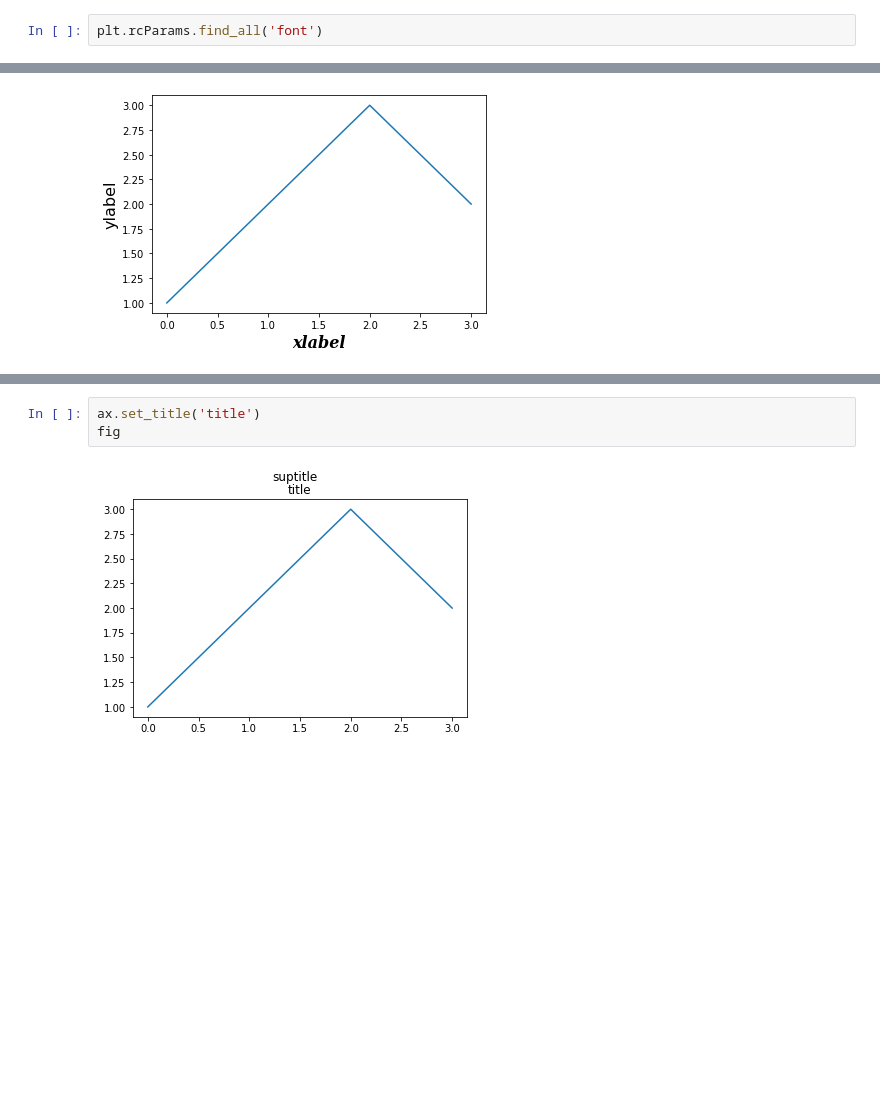
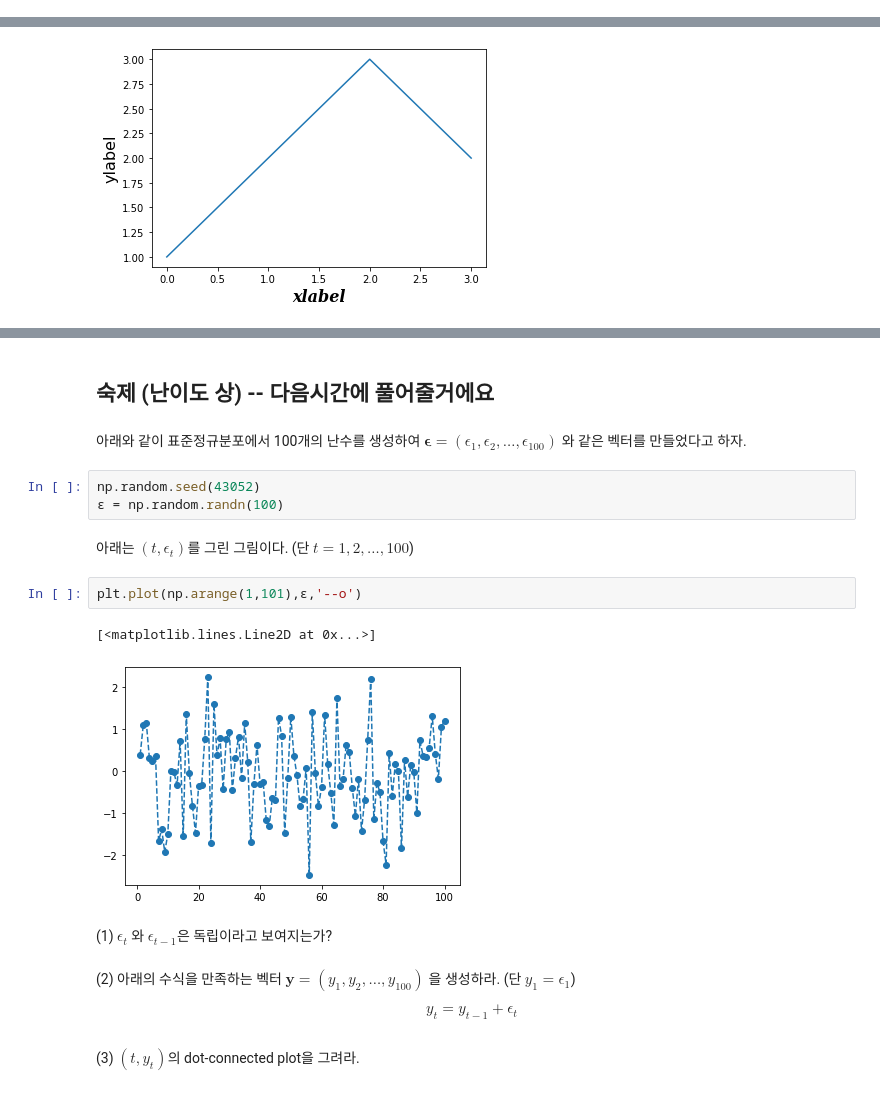
Before and after one commit to guebin/DV2022_backup, a Jupyter notebook: _notebooks/2022-09-26-(4주차) 9월26일.ipynb, the cells around one changed output, grey strips where cells are left out. Cells and saved outputs as stored; diff of their text form; blank space fills up the shorter version.

```diff
--- a/_notebooks/2022-09-26-(4주차) 9월26일.ipynb
+++ b/_notebooks/2022-09-26-(4주차) 9월26일.ipynb
@@ -274,5 +263,3 @@ fig
 - fontweight: 0~1000
 - family: 'serif', 'sans-serif', 'monospace'
 - style: 'normal', 'italic'
-# %%
-plt.rcParams.find_all('font')
@@ -370,5 +271,22 @@ ax = fig.gca()
-# %%
-ax.set_title('title')
-fig
-# %% [output]
-[figure, removed]
+# %% [markdown]
+## 숙제 (난이도 상) -- 다음시간에 풀어줄거에요
+# %% [markdown]
+아래와 같이 표준정규분포에서 100개의 난수를 생성하여 $\boldsymbol{\epsilon}=(\epsilon_1,\epsilon_2,\dots,\epsilon_{100})$ 와 같은 벡터를 만들었다고 하자.
+# %%
+np.random.seed(43052)
+ϵ = np.random.randn(100)
+# %% [markdown]
+아래는 $(t,\epsilon_t)$를 그린 그림이다. (단 $t=1,2,\dots,100$)
+# %%
+plt.plot(np.arange(1,101),ϵ,'--o')
+# %% [output]
+[<matplotlib.lines.Line2D at 0x...>]
+[figure, added]
+# %% [markdown]
+(1) $\epsilon_t$ 와 $\epsilon_{t-1}$은 독립이라고 보여지는가?
+# %% [markdown]
+(2) 아래의 수식을 만족하는 벡터 ${\boldsymbol y} = (y_1,y_2,\dots, y_{100})$ 을 생성하라. (단 $y_1=\epsilon_1$)
+
+$$ y_t = y_{t-1} + \epsilon_t$$
+# %% [markdown]
+(3) $(t,y_t)$의 dot-connected plot을 그려라.
```
Also changed, not shown: parts of 24 cells of this notebook, 1 other file.
